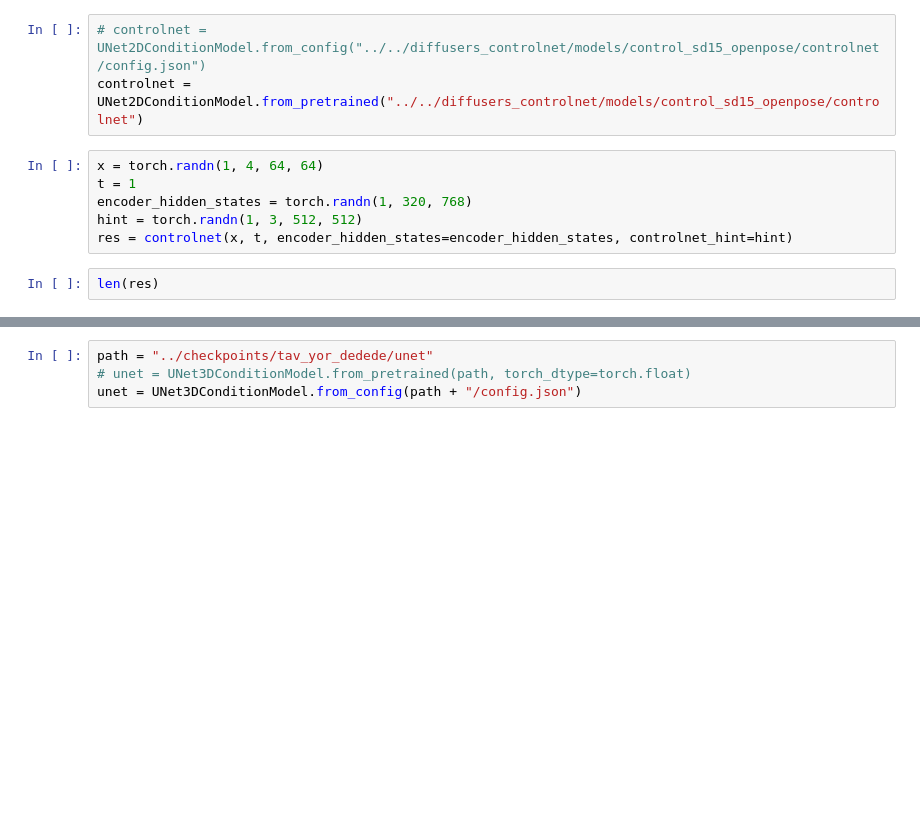
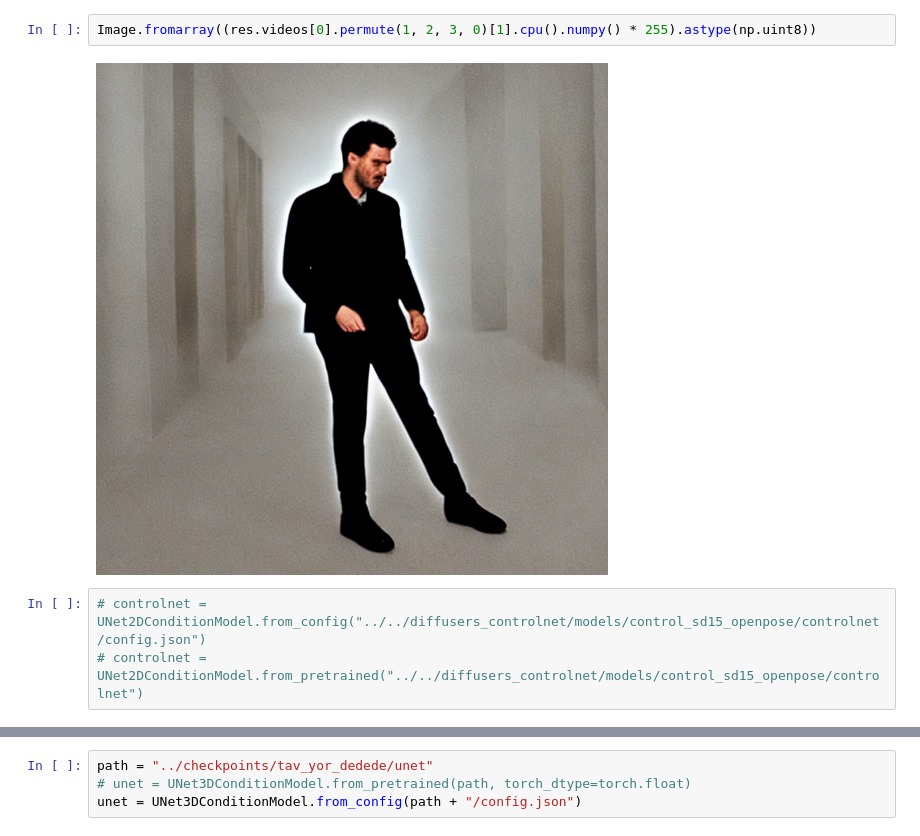
Before and after one commit to IzumiSatoshi/Tune-A-Video, a Jupyter notebook: notebooks/controlnet.ipynb, the cells around one changed output, grey strips where cells are left out. Saved outputs shown, nothing was run; the diff lists cells and outputs as text; blank space fills up the shorter version.

```diff
--- a/notebooks/controlnet.ipynb
+++ b/notebooks/controlnet.ipynb
@@ -69,11 +162,7 @@ Image.fromarray((res.videos[0].permute(1, 2, 3, 0).squeeze(0).cpu().numpy() * 25
+# %%
+Image.fromarray((res.videos[0].permute(1, 2, 3, 0)[1].cpu().numpy() * 255).astype(np.uint8))
+# %% [output]
+[figure, added]
 # %%
 # controlnet = UNet2DConditionModel.from_config("../../diffusers_controlnet/models/control_sd15_openpose/controlnet/config.json")
-controlnet = UNet2DConditionModel.from_pretrained("../../diffusers_controlnet/models/control_sd15_openpose/controlnet")
+# controlnet = UNet2DConditionModel.from_pretrained("../../diffusers_controlnet/models/control_sd15_openpose/controlnet")
-# %%
-x = torch.randn(1, 4, 64, 64)
-t = 1
-encoder_hidden_states = torch.randn(1, 320, 768)
-hint = torch.randn(1, 3, 512, 512)
-res = controlnet(x, t, encoder_hidden_states=encoder_hidden_states, controlnet_hint=hint)
-# %%
-len(res)
```
Also changed, not shown: parts of 24 cells of this notebook, 2 other files.
